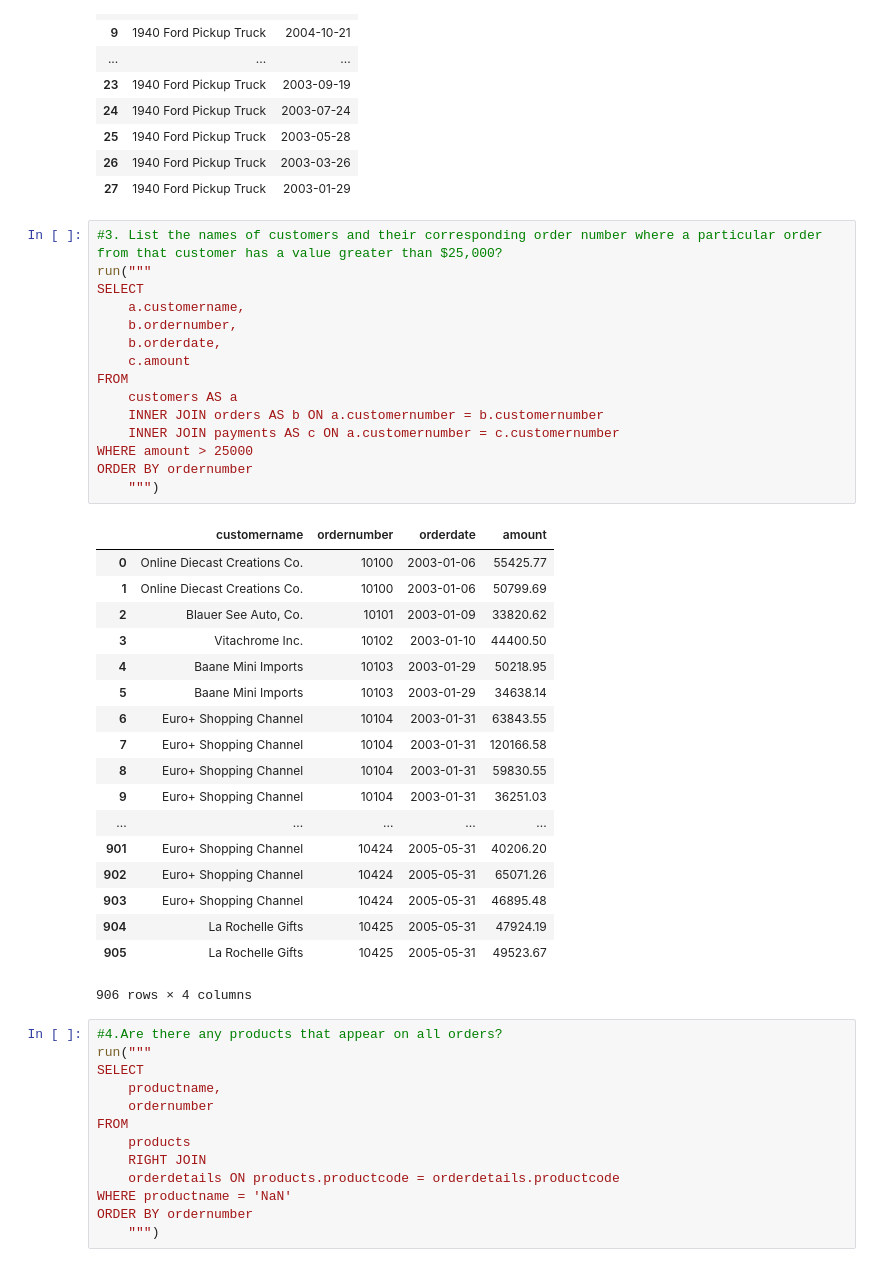
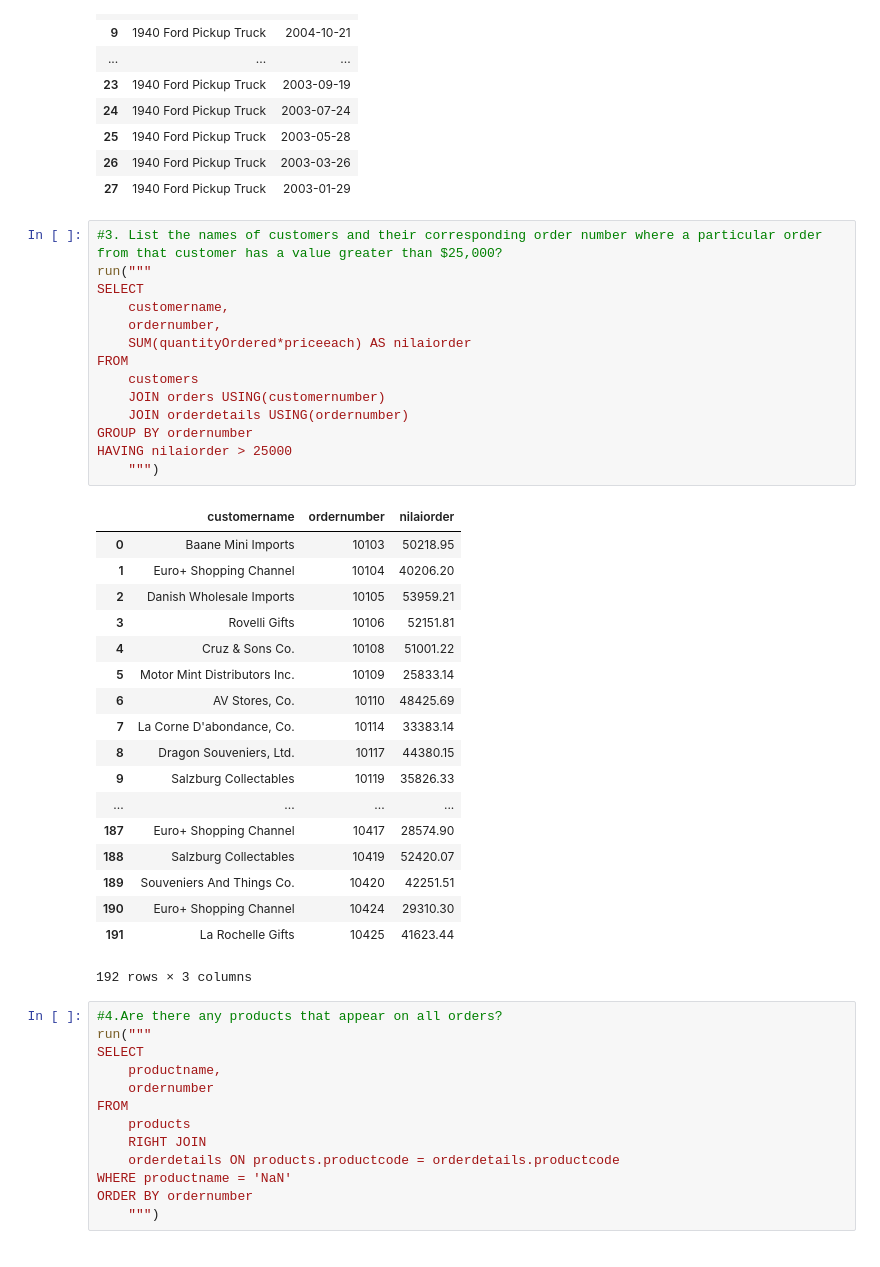
Before and after one commit to IrfanIndriyan/Digital-Talent, a Jupyter notebook: Tugas/Tugas MySQL 2.ipynb, the cells around one changed output. Drawn from its saved outputs; the diff is of its cells as text.

```diff
--- a/Tugas/Tugas MySQL 2.ipynb
+++ b/Tugas/Tugas MySQL 2.ipynb
@@ -351,37 +339,36 @@ ORDER BY orderdate DESC
 # %%
 #3. List the names of customers and their corresponding order number where a particular order from that customer has a value greater than $25,000?
 run("""
 SELECT
-    a.customername,
-    b.ordernumber,
-    b.orderdate,
-    c.amount
+    customername,
+    ordernumber,
+    SUM(quantityOrdered*priceeach) AS nilaiorder
 FROM
-    customers AS a
-    INNER JOIN orders AS b ON a.customernumber = b.customernumber
-    INNER JOIN payments AS c ON a.customernumber = c.customernumber
-WHERE amount > 25000
-ORDER BY ordernumber
+    customers
+    JOIN orders USING(customernumber)
+    JOIN orderdetails USING(ordernumber)
+GROUP BY ordernumber
+HAVING nilaiorder > 25000
     """)
 # %% [output]
-|  | customername | ordernumber | orderdate | amount |
-| 0 | Online Diecast Creations Co. | 10100 | 2003-01-06 | 55425.77 |
-| 1 | Online Diecast Creations Co. | 10100 | 2003-01-06 | 50799.69 |
-| 2 | Blauer See Auto, Co. | 10101 | 2003-01-09 | 33820.62 |
-| 3 | Vitachrome Inc. | 10102 | 2003-01-10 | 44400.50 |
-| 4 | Baane Mini Imports | 10103 | 2003-01-29 | 50218.95 |
-| 5 | Baane Mini Imports | 10103 | 2003-01-29 | 34638.14 |
-| 6 | Euro+ Shopping Channel | 10104 | 2003-01-31 | 63843.55 |
-| 7 | Euro+ Shopping Channel | 10104 | 2003-01-31 | 120166.58 |
-| 8 | Euro+ Shopping Channel | 10104 | 2003-01-31 | 59830.55 |
-| 9 | Euro+ Shopping Channel | 10104 | 2003-01-31 | 36251.03 |
-| ... | ... | ... | ... | ... |
-| 901 | Euro+ Shopping Channel | 10424 | 2005-05-31 | 40206.20 |
-| 902 | Euro+ Shopping Channel | 10424 | 2005-05-31 | 65071.26 |
-| 903 | Euro+ Shopping Channel | 10424 | 2005-05-31 | 46895.48 |
-| 904 | La Rochelle Gifts | 10425 | 2005-05-31 | 47924.19 |
-| 905 | La Rochelle Gifts | 10425 | 2005-05-31 | 49523.67 |
+|  | customername | ordernumber | nilaiorder |
+| 0 | Baane Mini Imports | 10103 | 50218.95 |
+| 1 | Euro+ Shopping Channel | 10104 | 40206.20 |
+| 2 | Danish Wholesale Imports | 10105 | 53959.21 |
+| 3 | Rovelli Gifts | 10106 | 52151.81 |
+| 4 | Cruz & Sons Co. | 10108 | 51001.22 |
+| 5 | Motor Mint Distributors Inc. | 10109 | 25833.14 |
+| 6 | AV Stores, Co. | 10110 | 48425.69 |
+| 7 | La Corne D'abondance, Co. | 10114 | 33383.14 |
+| 8 | Dragon Souveniers, Ltd. | 10117 | 44380.15 |
+| 9 | Salzburg Collectables | 10119 | 35826.33 |
+| ... | ... | ... | ... |
+| 187 | Euro+ Shopping Channel | 10417 | 28574.90 |
+| 188 | Salzburg Collectables | 10419 | 52420.07 |
+| 189 | Souveniers And Things Co. | 10420 | 42251.51 |
+| 190 | Euro+ Shopping Channel | 10424 | 29310.30 |
+| 191 | La Rochelle Gifts | 10425 | 41623.44 |
-906 rows × 4 columns
+192 rows × 3 columns
 # %%
 #4.Are there any products that appear on all orders?
 run("""
```
Also changed, not shown: parts of 4 cells of this notebook.
